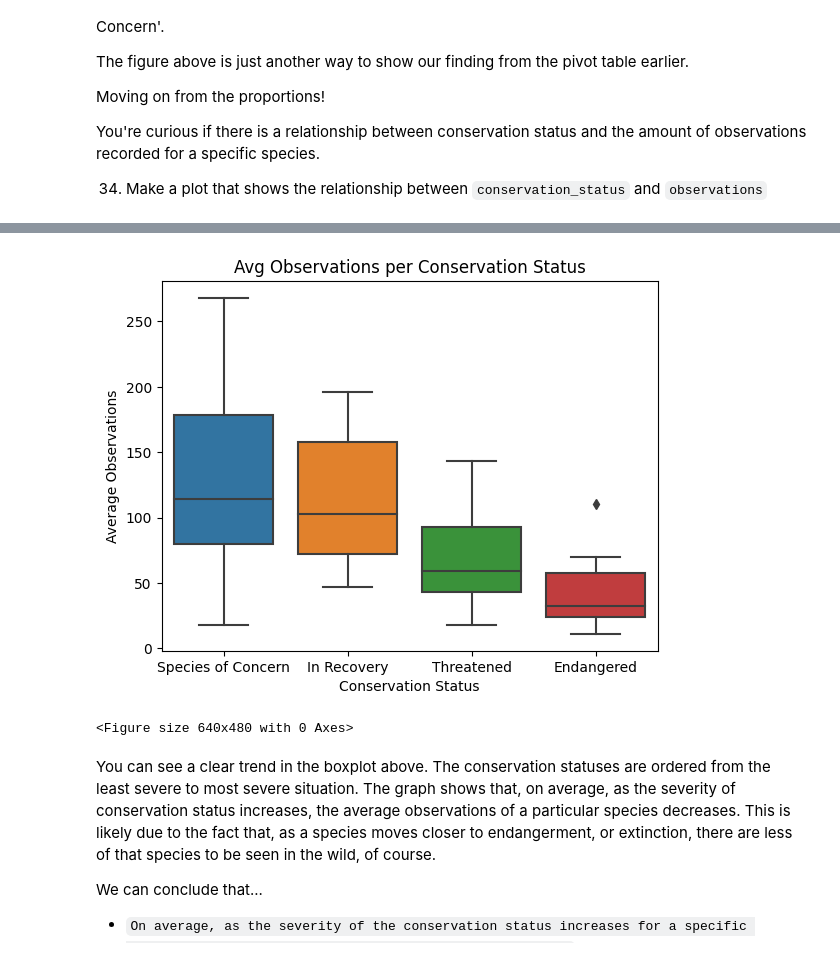
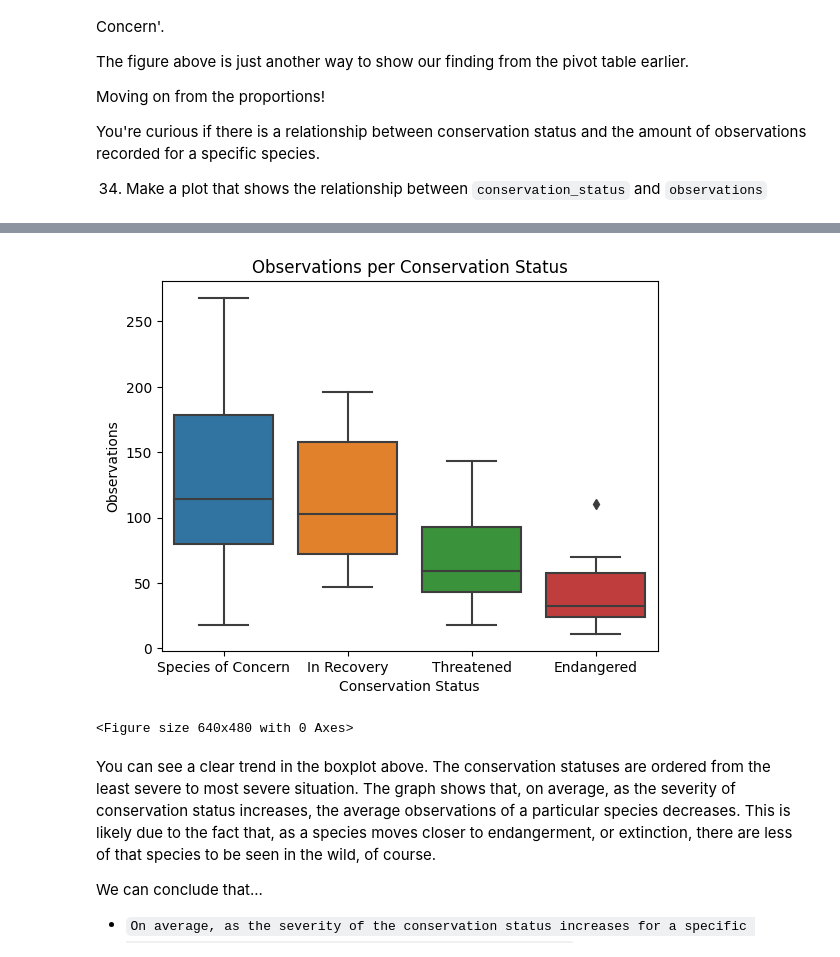
Before and after one commit to bsandma1/Biodiversity_Analysis, a Jupyter notebook: Biodiversity_Analysis.ipynb, the cells around one changed output, grey strips where cells are left out. Cells and saved outputs as stored; diff of their text form; code cells hidden in the pictures.

```diff
--- a/Biodiversity_Analysis.ipynb
+++ b/Biodiversity_Analysis.ipynb
@@ -829,14 +840,14 @@ pk_sp_nar_excluded.head()
 # %%
 # 34 (Cont.)
 
 sns.boxplot(data=pk_sp_nar_excluded.sort_values(by='observations', ascending=False), x='conservation_status', y='observations')
-plt.title('Avg Observations per Conservation Status')
+plt.title('Observations per Conservation Status')
 plt.xlabel('Conservation Status')
-plt.ylabel('Average Observations')
+plt.ylabel('Observations')
 plt.show()
 plt.clf()
 # %% [output]
-[figure, old version]
+[figure, new version]
 <Figure size 640x480 with 0 Axes>
 # %% [markdown]
 You can see a clear trend in the boxplot above.  The conservation statuses are ordered from the least severe to most severe situation.  The graph shows that, on average, as the severity of conservation status increases, the average observations of a particular species decreases.  This is likely due to the fact that, as a species moves closer to endangerment, or extinction, there are less of that species to be seen in the wild, of course.
```
Also changed, not shown: parts of 24 cells of this notebook.
